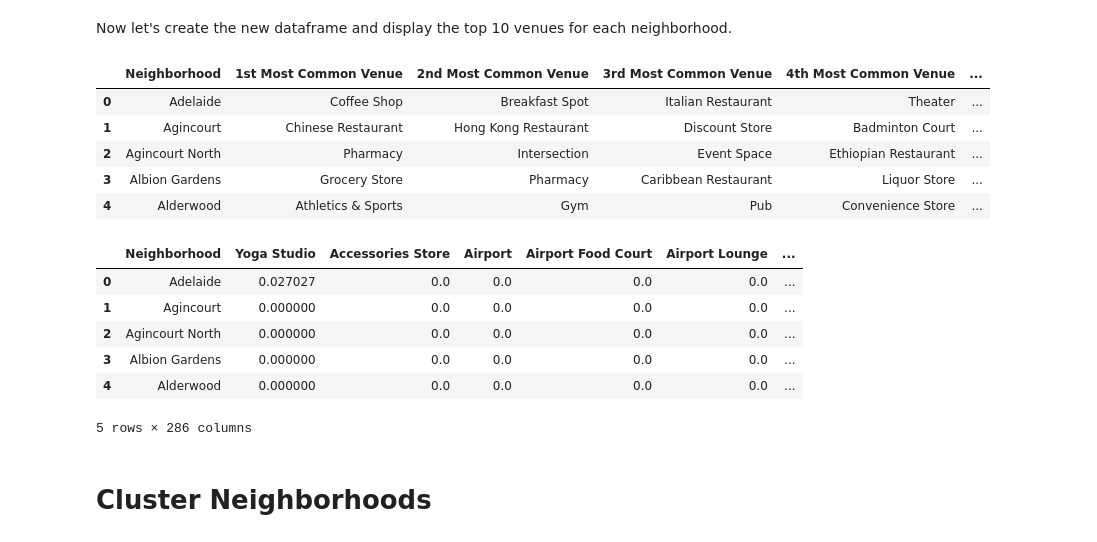
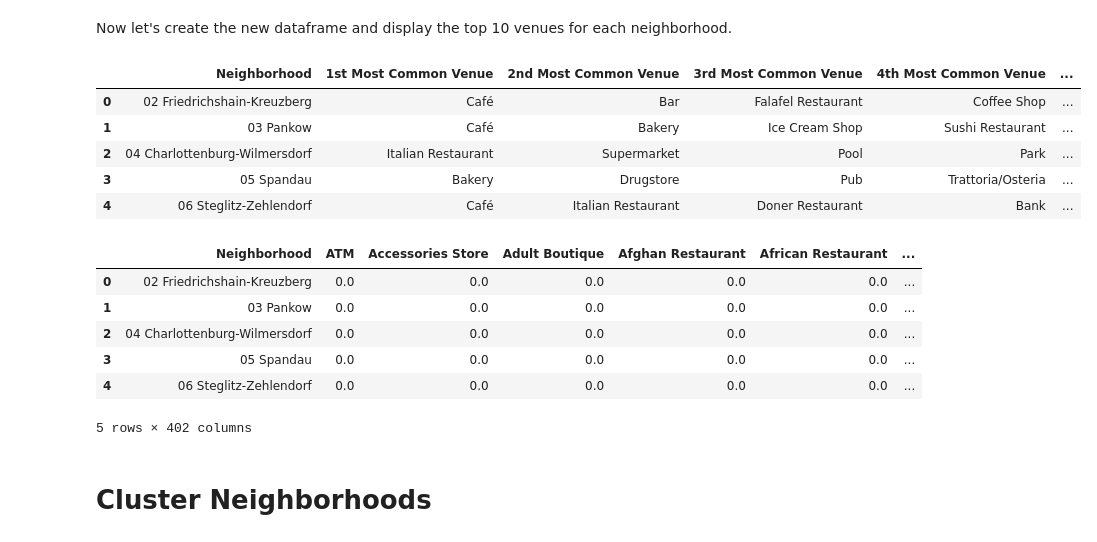
Before and after one commit to 12we23/Coursea-Capstone, a Jupyter notebook: Capstone Project-battle_of_cities.ipynb, the cells around one changed output. Drawn from its saved outputs; the diff is of its cells as text; code cells hidden in the pictures.

```diff
--- a/Capstone Project-battle_of_cities.ipynb
+++ b/Capstone Project-battle_of_cities.ipynb
@@ -353,14 +359,14 @@ There are 286 uniques categories.
 ## Analyze Each Neighborhood
 # %%
 # one hot encoding
-Toronto_onehot = pd.get_dummies(Toronto_venues[['Venue Category']], prefix="", prefix_sep="")
+Berlin_onehot = pd.get_dummies(Berlin_venues[['Venue Category']], prefix="", prefix_sep="")
 
 # add neighborhood column back to dataframe
-Toronto_onehot['Neighborhood'] = Toronto_venues['Neighborhood']
+Berlin_onehot['Neighborhood'] = Berlin_venues['Neighborhood']
 
 # move neighborhood column to the first column
-fixed_columns = [Toronto_onehot.columns[-1]] + list(Toronto_onehot.columns[:-1])
-Toronto_onehot = Toronto_onehot[fixed_columns]
+fixed_columns = [Berlin_onehot.columns[-1]] + list(Berlin_onehot.columns[:-1])
+Berlin = Berlin_onehot[fixed_columns]
 
-Toronto_onehot.head()
+Berlin_onehot.head()
 # %% [output]
@@ -378,6 +384,6 @@ Toronto_onehot.shape
 # %% [markdown]
 ### Next, let's group rows by neighborhood and by taking the mean of the frequency of occurrence of each category
 # %%
-Toronto_grouped = Toronto_onehot.groupby('Neighborhood').mean().reset_index()
-Toronto_grouped
+Berlin_grouped = Berlin_onehot.groupby('Neighborhood').mean().reset_index()
+Berlin_grouped
 # %% [output]
@@ -447,41 +453,41 @@ Now let's create the new dataframe and display the top 10 venues for each neighb
 # %%
 num_top_venues = 10
 
 indicators = ['st', 'nd', 'rd']
 
 # create columns according to number of top venues
 columns = ['Neighborhood']
 for ind in np.arange(num_top_venues):
     try:
         columns.append('{}{} Most Common Venue'.format(ind+1, indicators[ind]))
     except:
         columns.append('{}th Most Common Venue'.format(ind+1))
 
 # create a new dataframe
 neighborhoods_venues_sorted = pd.DataFrame(columns=columns)
-neighborhoods_venues_sorted['Neighborhood'] = Toronto_grouped['Neighborhood']
+neighborhoods_venues_sorted['Neighborhood'] = Berlin_grouped['Neighborhood']
 
-for ind in np.arange(Toronto_grouped.shape[0]):
-    neighborhoods_venues_sorted.iloc[ind, 1:] = return_most_common_venues(Toronto_grouped.iloc[ind, :], num_top_venues)
+for ind in np.arange(Berlin_grouped.shape[0]):
+    neighborhoods_venues_sorted.iloc[ind, 1:] = return_most_common_venues(Berlin_grouped.iloc[ind, :], num_top_venues)
 
 neighborhoods_venues_sorted.head()
 # %% [output]
 |  | Neighborhood | 1st Most Common Venue | 2nd Most Common Venue | 3rd Most Common Venue | 4th Most Common Venue | ... |
-| 0 | Adelaide | Coffee Shop | Breakfast Spot | Italian Restaurant | Theater | ... |
-| 1 | Agincourt | Chinese Restaurant | Hong Kong Restaurant | Discount Store | Badminton Court | ... |
-| 2 | Agincourt North | Pharmacy | Intersection | Event Space | Ethiopian Restaurant | ... |
-| 3 | Albion Gardens | Grocery Store | Pharmacy | Caribbean Restaurant | Liquor Store | ... |
-| 4 | Alderwood | Athletics & Sports | Gym | Pub | Convenience Store | ... |
+| 0 | 02 Friedrichshain-Kreuzberg | Café | Bar | Falafel Restaurant | Coffee Shop | ... |
+| 1 | 03 Pankow | Café | Bakery | Ice Cream Shop | Sushi Restaurant | ... |
+| 2 | 04 Charlottenburg-Wilmersdorf | Italian Restaurant | Supermarket | Pool | Park | ... |
+| 3 | 05 Spandau | Bakery | Drugstore | Pub | Trattoria/Osteria | ... |
+| 4 | 06 Steglitz-Zehlendorf | Café | Italian Restaurant | Doner Restaurant | Bank | ... |
 # %%
-Toronto_grouped.head()
+Berlin_grouped.head()
 # %% [output]
-|  | Neighborhood | Yoga Studio | Accessories Store | Airport | Airport Food Court | Airport Lounge | ... |
-| 0 | Adelaide | 0.027027 | 0.0 | 0.0 | 0.0 | 0.0 | ... |
-| 1 | Agincourt | 0.000000 | 0.0 | 0.0 | 0.0 | 0.0 | ... |
-| 2 | Agincourt North | 0.000000 | 0.0 | 0.0 | 0.0 | 0.0 | ... |
-| 3 | Albion Gardens | 0.000000 | 0.0 | 0.0 | 0.0 | 0.0 | ... |
-| 4 | Alderwood | 0.000000 | 0.0 | 0.0 | 0.0 | 0.0 | ... |
+|  | Neighborhood | ATM | Accessories Store | Adult Boutique | Afghan Restaurant | African Restaurant | ... |
+| 0 | 02 Friedrichshain-Kreuzberg | 0.0 | 0.0 | 0.0 | 0.0 | 0.0 | ... |
+| 1 | 03 Pankow | 0.0 | 0.0 | 0.0 | 0.0 | 0.0 | ... |
+| 2 | 04 Charlottenburg-Wilmersdorf | 0.0 | 0.0 | 0.0 | 0.0 | 0.0 | ... |
+| 3 | 05 Spandau | 0.0 | 0.0 | 0.0 | 0.0 | 0.0 | ... |
+| 4 | 06 Steglitz-Zehlendorf | 0.0 | 0.0 | 0.0 | 0.0 | 0.0 | ... |
-5 rows × 286 columns
+5 rows × 402 columns
 # %% [markdown]
 # Cluster Neighborhoods
 # %% [markdown]
```
Also changed, not shown: parts of 19 cells of this notebook.
